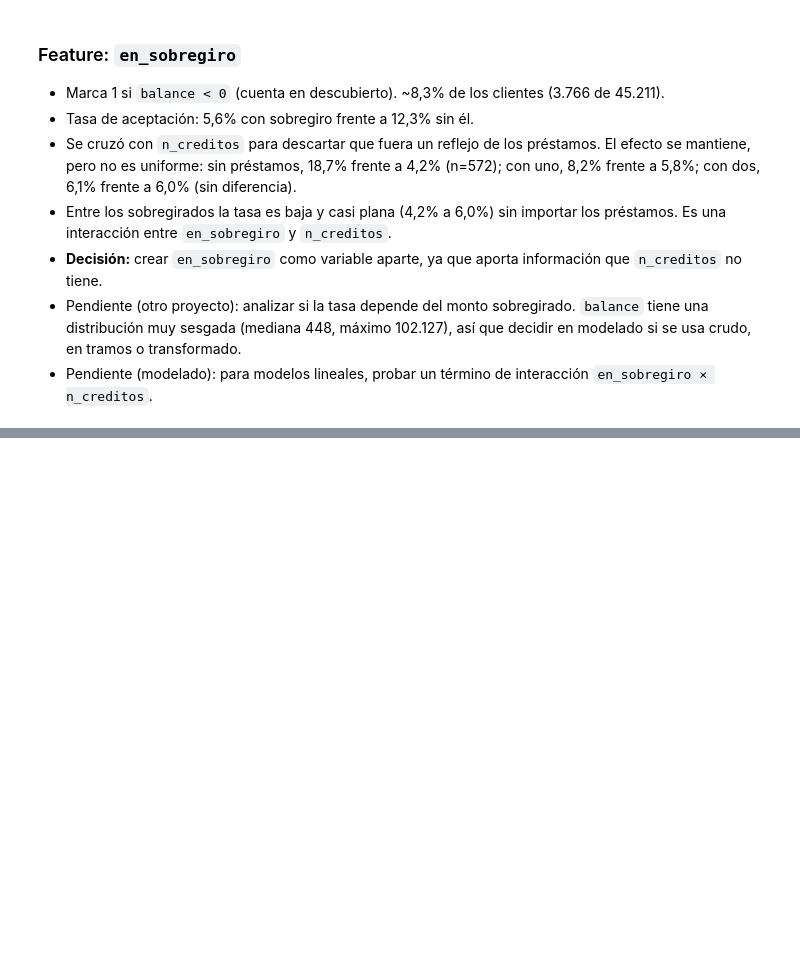
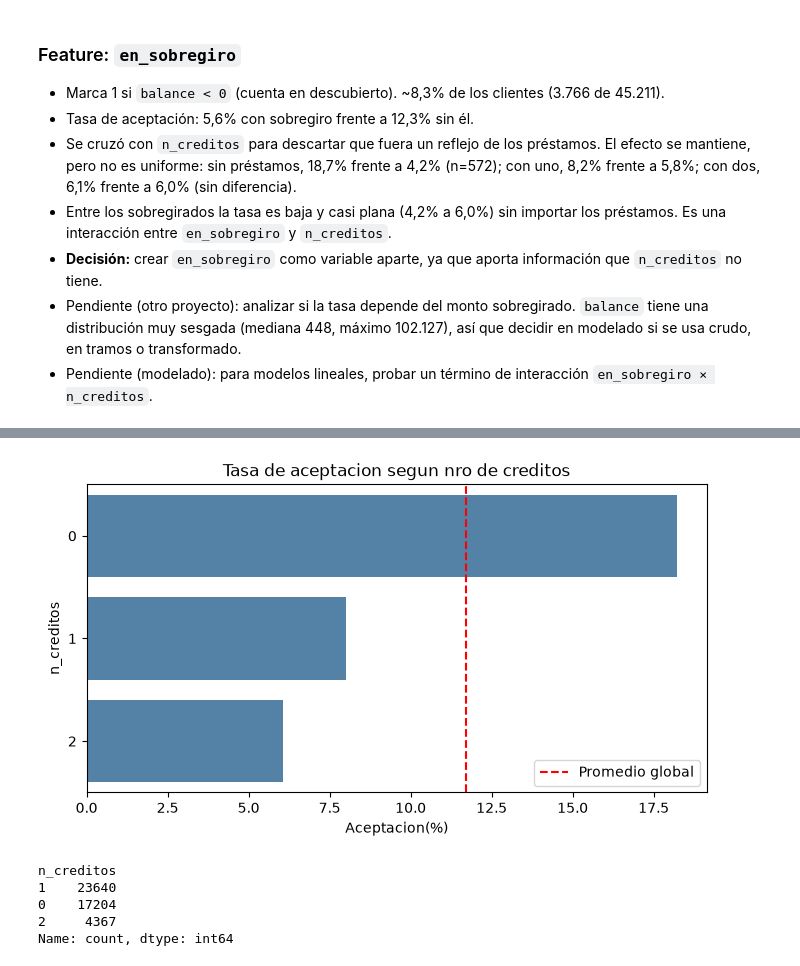
Before and after one commit to Darkesthj0399/LearningProject, a Jupyter notebook: notebooks/02_limpieza.ipynb, the cells around one changed output, grey strips where cells are left out. Cells and saved outputs as stored; diff of their text form; code cells hidden in the pictures; blank space fills up the shorter version.

```diff
--- a/notebooks/02_limpieza.ipynb
+++ b/notebooks/02_limpieza.ipynb
@@ -342,0 +383,19 @@ Name: count, dtype: int64
+# %%
+fig, ax = plt.subplots(figsize=(8, 4))
+sns.barplot(data=df_tcreditos, y="n_creditos", x="aceptacion", color="steelblue", ax=ax, orient='h')
+ax.axvline(glbl, color="red", linestyle="--", label="Promedio global")
+ax.set_xlabel("Nro de prestamos")
+ax.set_xlabel("Aceptacion(%)")
+ax.set_title("Tasa de aceptacion segun nro de creditos")
+ax.legend()
+plt.show()
+# %% [output]
+[figure, added]
+# %%
+df_limpio['n_creditos'].value_counts()
+# %% [output]
+n_creditos
+1    23640
+0    17204
+2     4367
+Name: count, dtype: int64
```
Also changed, not shown: parts of 6 cells of this notebook.
